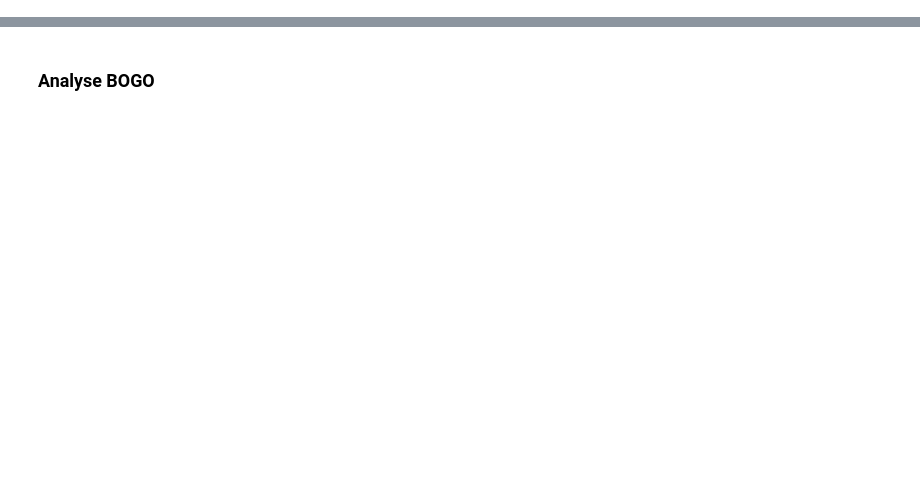
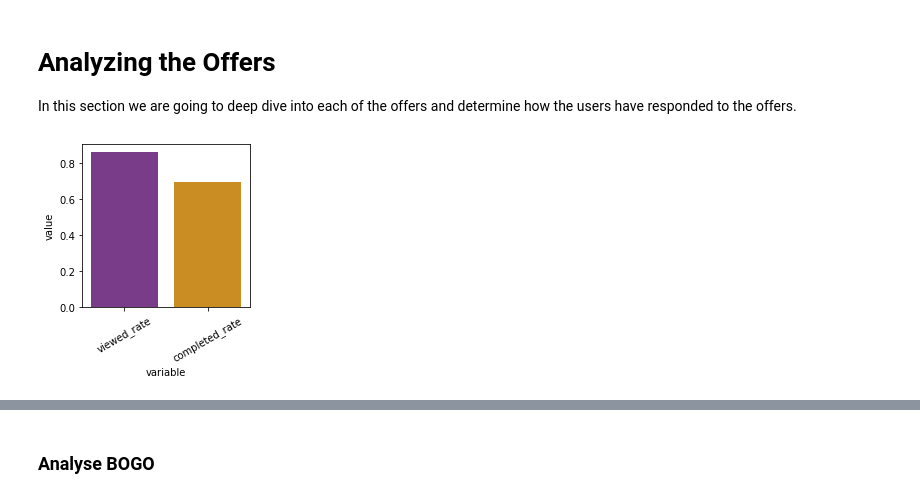
Before and after one commit to Arjunar92/Starbucks_Customer_Segmentation_Project, a Jupyter notebook: Starbucks_Customer_Segmentation_012821a.ipynb, the cells around one changed output, grey strips where cells are left out. Saved outputs shown, nothing was run; the diff lists cells and outputs as text; code cells hidden in the pictures; blank space fills up the shorter version.

```diff
--- a/Starbucks_Customer_Segmentation_012821a.ipynb
+++ b/Starbucks_Customer_Segmentation_012821a.ipynb
@@ -86,22 +0,0 @@ offers_portfolio
-# %%
-def offer_success(column):
-
-    offer_name = offers_portfolio[column].unique()
-
-    all_res = []
-    for offer in offer_name:
-
-        success = offers_portfolio[offers_portfolio[column] == offer].groupby(['customer_id']).agg({'received': 'sum' ,
-                                                                                                          'viewed':'sum' ,
-                                                                                                          'completed': 'sum'})
-        offer_count= success.add_suffix('_count')
-        col_name = list(offer_count.columns)
-        offer_count['view_rate'] = offer_count[col_name[1]]/offer_count[col_name[0]]
-        offer_count['completed_rate'] = offer_count[col_name[2]]/offer_count[col_name[1]]
-        offer_count[offer_count['completed_rate']> 1] = 1
-        offer_count = offer_count.add_prefix(column+'_'+str(offer)+'_')
-        #offer_count.reset_index(inplace=True)
-
-        all_res.append(offer_count)
-
-    return all_res
@@ -255,0 +359,17 @@ def plot_data(df,demo,groupby,palette,col_wrap,height,label_rotation ):
+# %% [markdown]
+# Analyzing the Offers
+
+
+In this section we are going to deep dive into each of the offers and determine how the users have responded to the offers.
+# %%
+offer_overall = profile_offer[['customer_id',
+ 'viewed_rate',
+ 'completed_rate', 'bogo_viewed_rate',
+ 'bogo_completed_rate', 'discount_viewed_rate',
+ 'discount_completed_rate']]
+# %%
+#Analyze Viewed rate and completed rate overall
+
+df = plot_data_overall(offer_overall, 2, 30, ['viewed_rate','completed_rate'])
+# %% [output]
+[figure, added]
```
Also changed, not shown: parts of 87 cells of this notebook.
